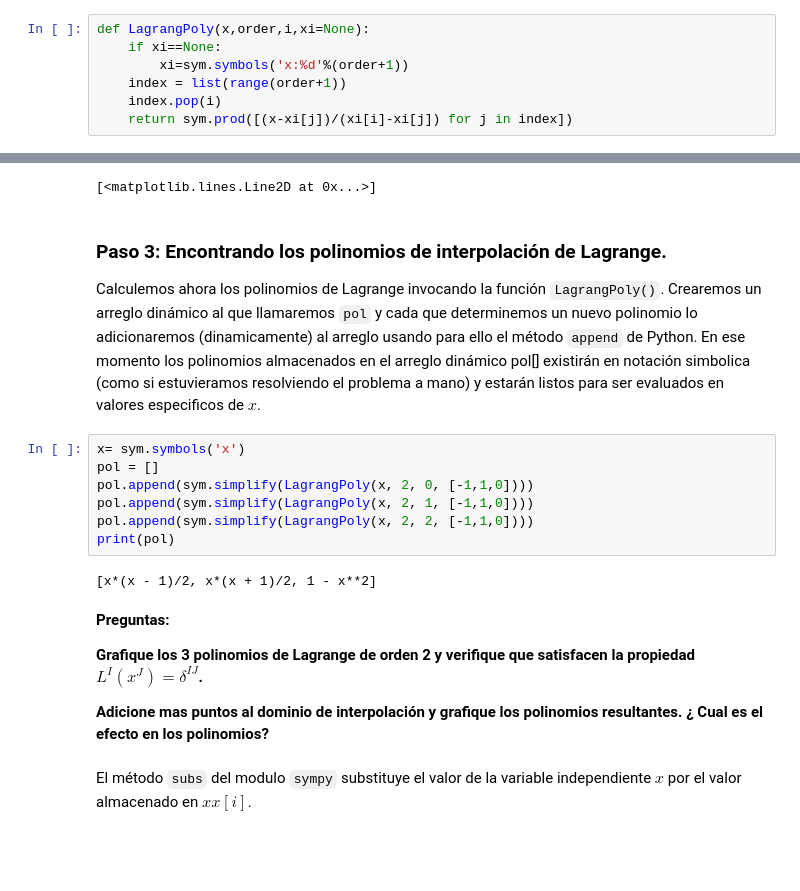
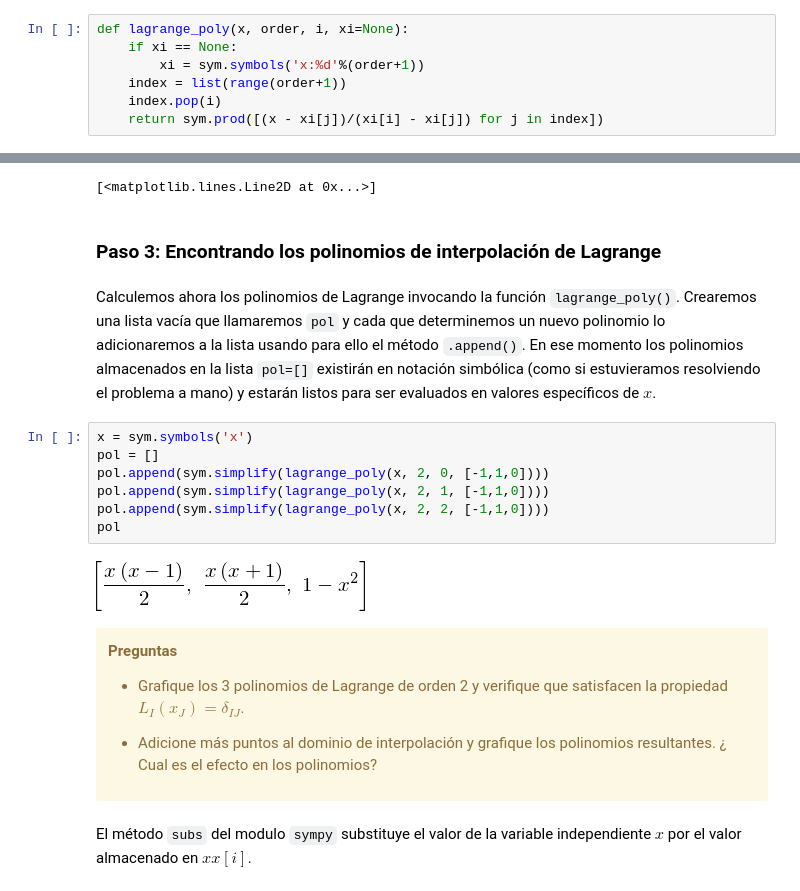
Before and after one commit to AppliedMechanics-EAFIT/modelacion_computacional, a Jupyter notebook: notebooks/02a_interpolacion.ipynb, the cells around one changed output, grey strips where cells are left out. Drawn from its saved outputs; the diff is of its cells as text; blank space fills up the shorter version.

```diff
--- a/notebooks/02a_interpolacion.ipynb
+++ b/notebooks/02a_interpolacion.ipynb
@@ -119,10 +136,10 @@ En el ejemplo definiremos una función de Pyhton para generar el polinomio de La
 # %%
-def LagrangPoly(x,order,i,xi=None):
-    if xi==None:
-        xi=sym.symbols('x:%d'%(order+1))
+def lagrange_poly(x, order, i, xi=None):
+    if xi == None:
+        xi = sym.symbols('x:%d'%(order+1))
     index = list(range(order+1))
     index.pop(i)
-    return sym.prod([(x-xi[j])/(xi[i]-xi[j]) for j in index])
+    return sym.prod([(x - xi[j])/(xi[i] - xi[j]) for j in index])
 # %% [markdown]
 Alternativamente a la definción de una función usando la palabre clave `def` Python también permite la definición de funciones en el sentido del Calculo, es decir definición de relaciones que permiten  transformar escalares y/o vectors en otros escalares y/o vectores. Esto es posible a través de la opción `lambda`. En este ejemplo usaremos la opción `lambda` para crear la función:
 
@@ -169,25 +186,28 @@ plt.plot([-1 , 1 , 0], fd, 'ko')
 [interactive output not drawn]
 [interactive output not drawn]
 [<matplotlib.lines.Line2D at 0x...>]
+# %% [markdown]
+### Paso 3: Encontrando los polinomios de interpolación de Lagrange
 # %% [markdown]
-### Paso 3: Encontrando los polinomios de interpolación de Lagrange.
-
-Calculemos ahora los polinomios de Lagrange invocando la función `LagrangPoly()`. Crearemos un arreglo dinámico al que llamaremos `pol` y cada que determinemos un nuevo polinomio lo adicionaremos (dinamicamente) al arreglo usando para ello el método `append` de Python. En ese momento los polinomios almacenados en el arreglo dinámico pol[] existirán en notación simbolica (como si estuvieramos resolviendo el problema a mano) y estarán listos para ser evaluados en valores especificos de $x$.
+Calculemos ahora los polinomios de Lagrange invocando la función `lagrange_poly()`. Crearemos una lista vacía que llamaremos `pol` y cada que determinemos un nuevo polinomio lo adicionaremos a la lista usando para ello el método `.append()`. En ese momento los polinomios almacenados en la lista `pol=[]` existirán en notación simbólica (como si estuvieramos resolviendo el problema a mano) y estarán listos para ser evaluados en valores específicos de $x$.
 # %%
-x= sym.symbols('x')
+x = sym.symbols('x')
 pol = []
-pol.append(sym.simplify(LagrangPoly(x, 2, 0, [-1,1,0])))
-pol.append(sym.simplify(LagrangPoly(x, 2, 1, [-1,1,0])))
-pol.append(sym.simplify(LagrangPoly(x, 2, 2, [-1,1,0])))
-print(pol)
+pol.append(sym.simplify(lagrange_poly(x, 2, 0, [-1,1,0])))
+pol.append(sym.simplify(lagrange_poly(x, 2, 1, [-1,1,0])))
+pol.append(sym.simplify(lagrange_poly(x, 2, 2, [-1,1,0])))
+pol
 # %% [output]
-[x*(x - 1)/2, x*(x + 1)/2, 1 - x**2]
+[figure, added]
 # %% [markdown]
-**Preguntas:**
+<div class="alert alert-warning">
 
-**Grafique los 3 polinomios de Lagrange de orden 2 y verifique que satisfacen la propiedad $L^I(x^J)=\delta^{IJ}$.**
+**Preguntas**
 
-**Adicione mas puntos al dominio de interpolación y grafique los polinomios resultantes. ¿ Cual es el efecto en los polinomios?**
+- Grafique los 3 polinomios de Lagrange de orden 2 y verifique que satisfacen la propiedad $L_I(x_J)=\delta_{IJ}$.
+
+- Adicione más puntos al dominio de interpolación y grafique los polinomios resultantes. ¿ Cual es el efecto en los polinomios?
+</div>
 # %% [markdown]
 El método `subs` del modulo `sympy` substituye el valor de la variable independiente $x$ por el valor almacenado en $xx[i]$.
 # %%
```
Also changed, not shown: parts of 38 cells of this notebook, 7 other files.
